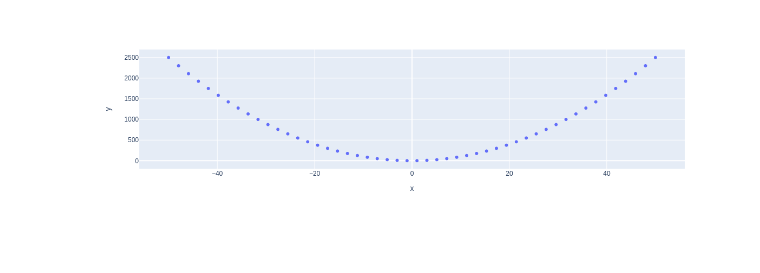
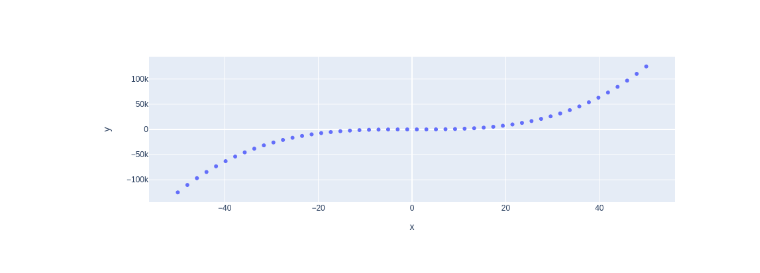
Before and after one commit to req-k8s/mynotebooks-xp, a Jupyter notebook: experiment1.ipynb, the cells around one changed output. Drawn from its saved outputs; the diff is of its cells as text; code cells hidden in the pictures; blank space fills up the shorter version.

```diff
--- a/experiment1.ipynb
+++ b/experiment1.ipynb
@@ -6,7 +6,7 @@ import plotly.express as px
 x = np.linspace(start=-50, stop=50)
 
 # y-axis data points
-y = x ** 2
+y = x ** 3
 
 # define the plot
 fig = px.scatter(x=x, y=y)
@@ -17 +16 @@ fig.show()
-[figure, old version]
+[figure, new version]
```
Also changed, not shown: parts of 1 cell of this notebook.
